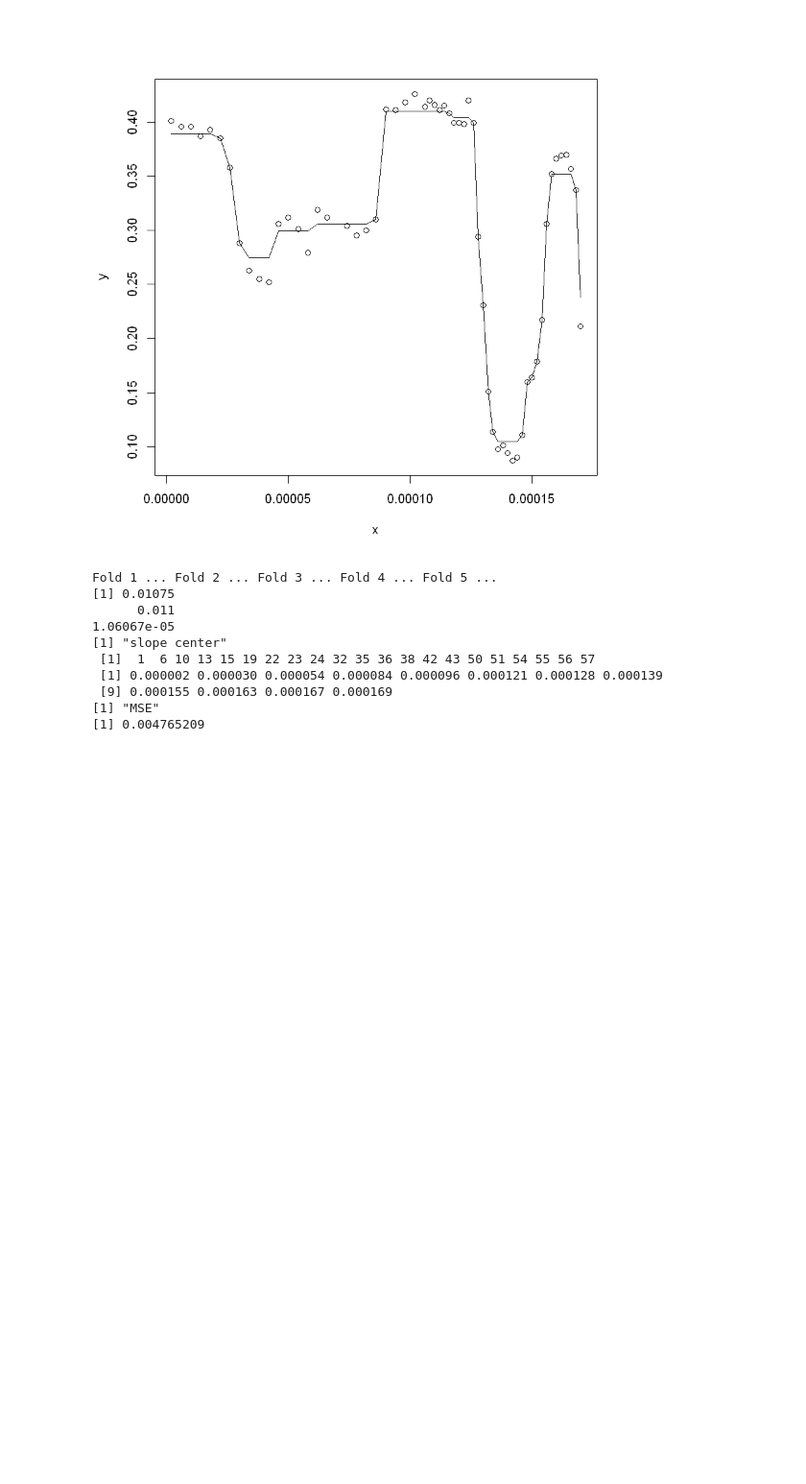
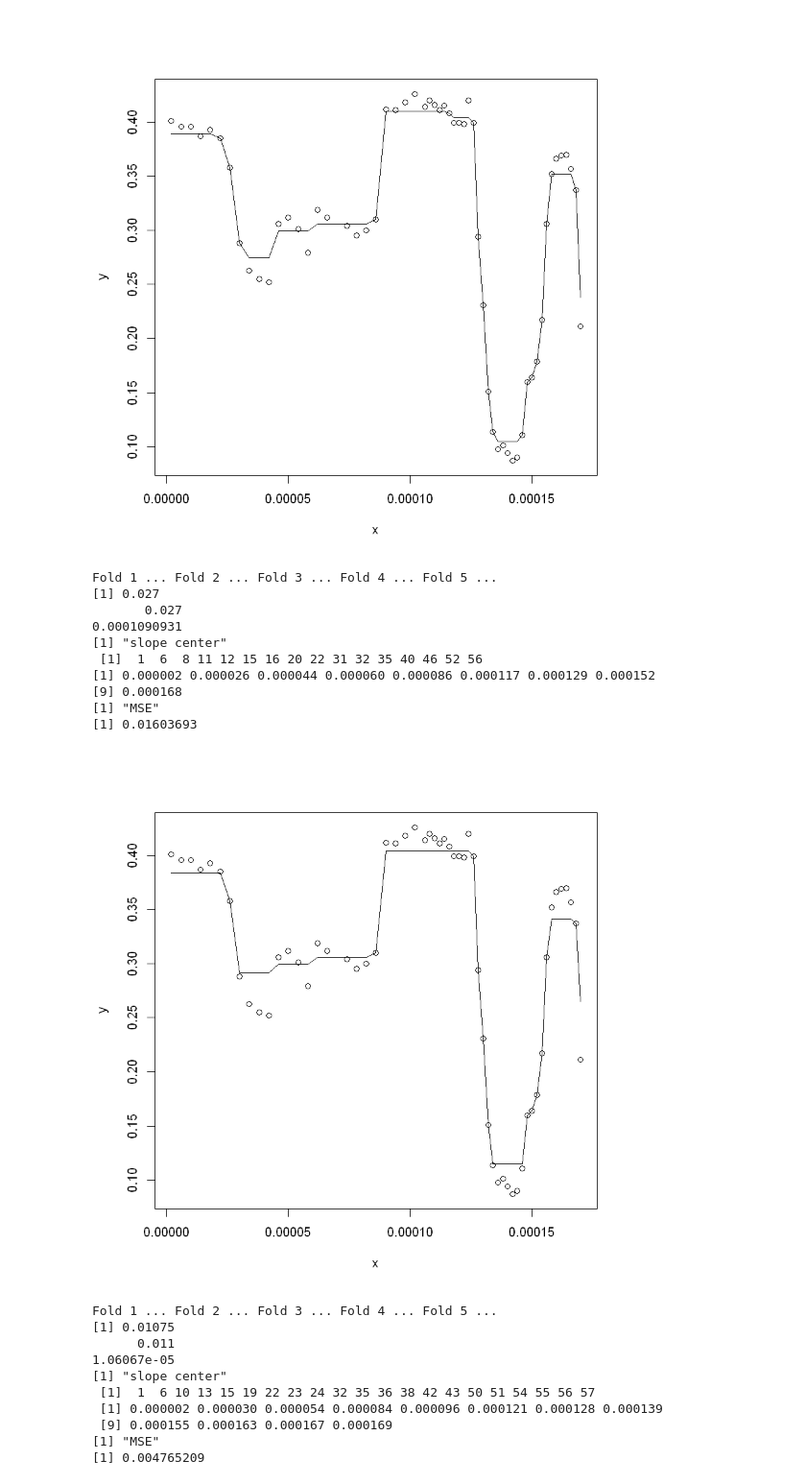
Before and after one commit to Fumipo-Theta/pt_mcmc_electron, a Jupyter notebook: model/lasso_1002-9-1C-opx1.ipynb, the cells around one changed output. Shown at 96% size. Drawn from its saved outputs; the diff is of its cells as text; code cells hidden in the pictures; blank space fills up the shorter version.

```diff
--- a/model/lasso_1002-9-1C-opx1.ipynb
+++ b/model/lasso_1002-9-1C-opx1.ipynb
@@ -145,6 +162,51 @@ Fold 1 ... Fold 2 ... Fold 3 ... Fold 4 ... Fold 5 ...
 [1] "MSE"
 [1] 0.009655939
 [figure]
+# %%
+df %>%
+    .$Cr2O3 -> y
+
+df %>%
+    .$x -> x
+
+lambda <- 0.05
+
+
+y %>%
+    fusedlasso1d %>%
+    cv.trendfilter %>%
+    tee(function(cv){
+        print(cv$lambda.1se)
+        print(cv$se[cv$i.1se])
+        y %>%
+            fusedlasso1d %>%
+            coef(lambda=cv$lambda.1se*2) %>%
+            tee(function(coef){
+                print("slope center")
+                print(getEdgeOfFlat(coef$beta))
+                #print(coef$beta)
+                print(getSlopeCenter(x,getEdgeOfFlat(coef$beta)))
+                print("MSE")
+                print(getMSE(coef$beta,y))
+                plot(x, y)
+                lines(x, coef$beta)
+            }) %>% invisible
+            #plot(,x=radius, lambda=cv$lambda.1se) %>%
+            #invisible
+    }) %>%
+    invisible
+# %% [output]
+Fold 1 ... Fold 2 ... Fold 3 ... Fold 4 ... Fold 5 ...
+[1] 0.027
+       0.027
+0.0001090931
+[1] "slope center"
+ [1]  1  6  8 11 12 15 16 20 22 31 32 35 40 46 52 56
+[1] 0.000002 0.000026 0.000044 0.000060 0.000086 0.000117 0.000129 0.000152
+[9] 0.000168
+[1] "MSE"
+[1] 0.01603693
+[figure, added]
 # %%
 df %>%
     .$NiO -> y
```
Also changed, not shown: parts of 1 cell of this notebook, 7 other files.
